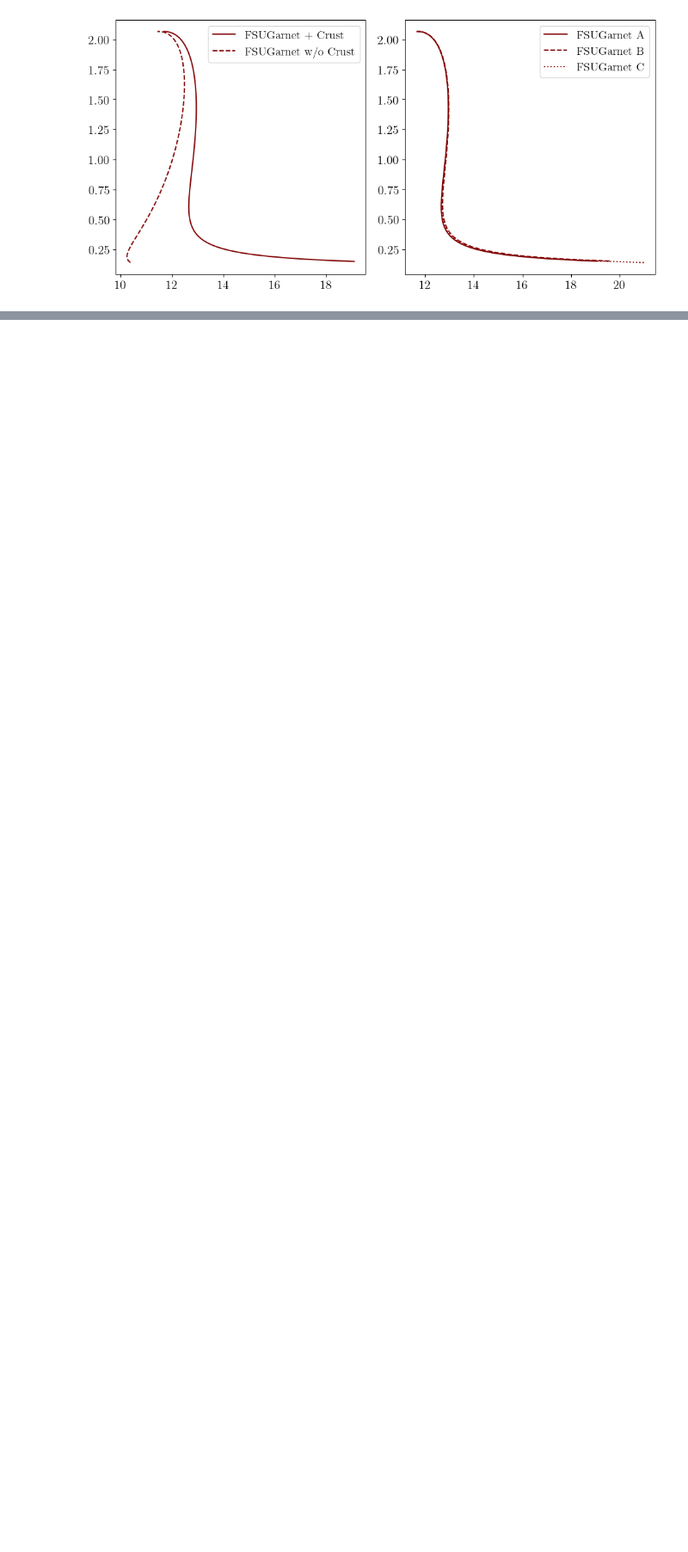
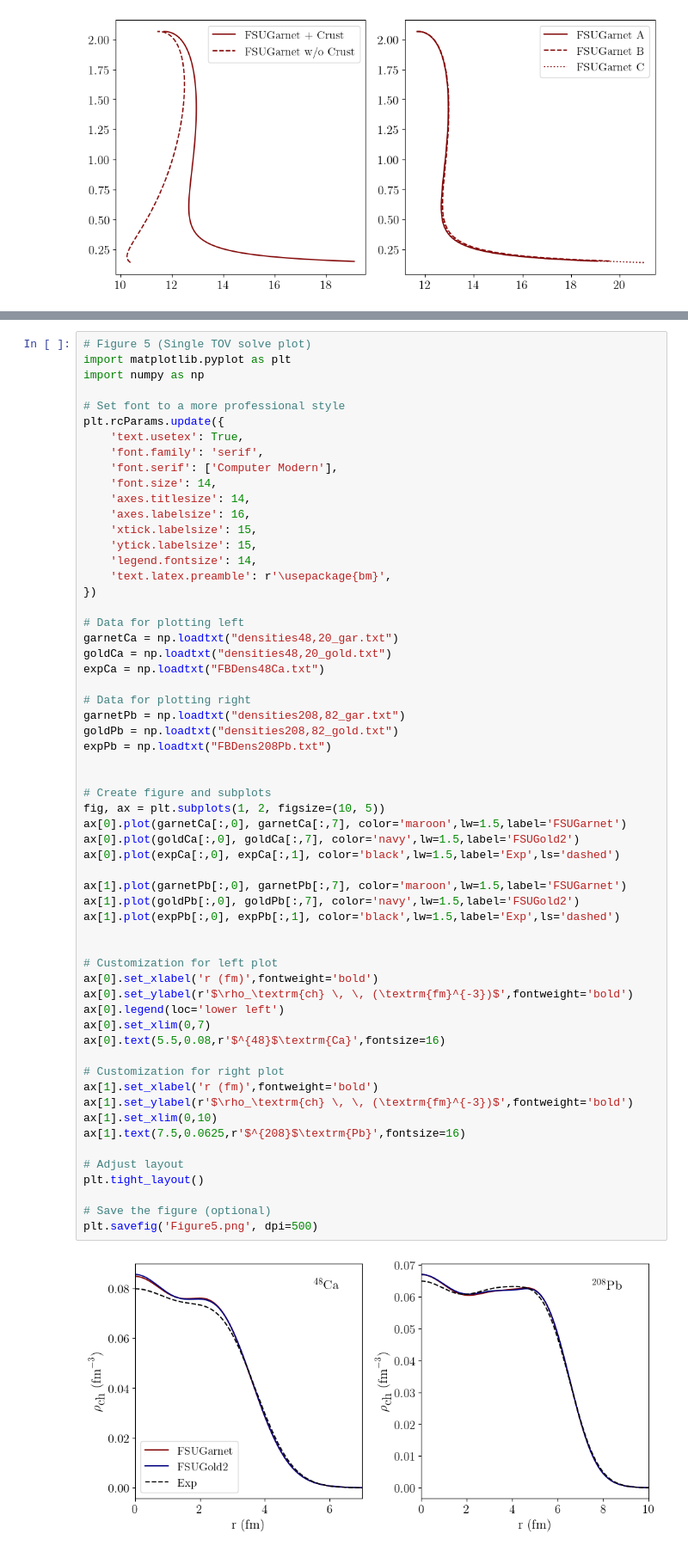
Before and after one commit to torquteam/FSU_FINITE, a Jupyter notebook: Dissertation/Plots.ipynb, the cells around one changed output, grey strips where cells are left out. Shown at 86% size. Cells and saved outputs as stored; diff of their text form; blank space fills up the shorter version.

Commit message:
figure 5

```diff
--- a/Dissertation/Plots.ipynb
+++ b/Dissertation/Plots.ipynb
@@ -171,3 +171,64 @@ plt.tight_layout()
 plt.savefig('Figure4.png', dpi=500)
 # %% [output]
 [figure]
+# %%
+# Figure 5 (Single TOV solve plot)
+import matplotlib.pyplot as plt
+import numpy as np
+
+# Set font to a more professional style
+plt.rcParams.update({
+    'text.usetex': True,
+    'font.family': 'serif',
+    'font.serif': ['Computer Modern'],
+    'font.size': 14,
+    'axes.titlesize': 14,
+    'axes.labelsize': 16,
+    'xtick.labelsize': 15,
+    'ytick.labelsize': 15,
+    'legend.fontsize': 14,
+    'text.latex.preamble': r'\usepackage{bm}',
+})
+
+# Data for plotting left
+garnetCa = np.loadtxt("densities48,20_gar.txt")
+goldCa = np.loadtxt("densities48,20_gold.txt")
+expCa = np.loadtxt("FBDens48Ca.txt")
+
+# Data for plotting right
+garnetPb = np.loadtxt("densities208,82_gar.txt")
+goldPb = np.loadtxt("densities208,82_gold.txt")
+expPb = np.loadtxt("FBDens208Pb.txt")
+
+
+# Create figure and subplots
+fig, ax = plt.subplots(1, 2, figsize=(10, 5))
+ax[0].plot(garnetCa[:,0], garnetCa[:,7], color='maroon',lw=1.5,label='FSUGarnet')
+ax[0].plot(goldCa[:,0], goldCa[:,7], color='navy',lw=1.5,label='FSUGold2')
+ax[0].plot(expCa[:,0], expCa[:,1], color='black',lw=1.5,label='Exp',ls='dashed')
+
+ax[1].plot(garnetPb[:,0], garnetPb[:,7], color='maroon',lw=1.5,label='FSUGarnet')
+ax[1].plot(goldPb[:,0], goldPb[:,7], color='navy',lw=1.5,label='FSUGold2')
+ax[1].plot(expPb[:,0], expPb[:,1], color='black',lw=1.5,label='Exp',ls='dashed')
+
+
+# Customization for left plot
+ax[0].set_xlabel('r (fm)',fontweight='bold')
+ax[0].set_ylabel(r'$\rho_\textrm{ch} \, \, (\textrm{fm}^{-3})$',fontweight='bold')
+ax[0].legend(loc='lower left')
+ax[0].set_xlim(0,7)
+ax[0].text(5.5,0.08,r'$^{48}$\textrm{Ca}',fontsize=16)
+
+# Customization for right plot
+ax[1].set_xlabel('r (fm)',fontweight='bold')
+ax[1].set_ylabel(r'$\rho_\textrm{ch} \, \, (\textrm{fm}^{-3})$',fontweight='bold')
+ax[1].set_xlim(0,10)
+ax[1].text(7.5,0.0625,r'$^{208}$\textrm{Pb}',fontsize=16)
+
+# Adjust layout
+plt.tight_layout()
+
+# Save the figure (optional)
+plt.savefig('Figure5.png', dpi=500)
+# %% [output]
+[figure, added]
```
Also changed, not shown: parts of 1 cell of this notebook, 8 other files.
